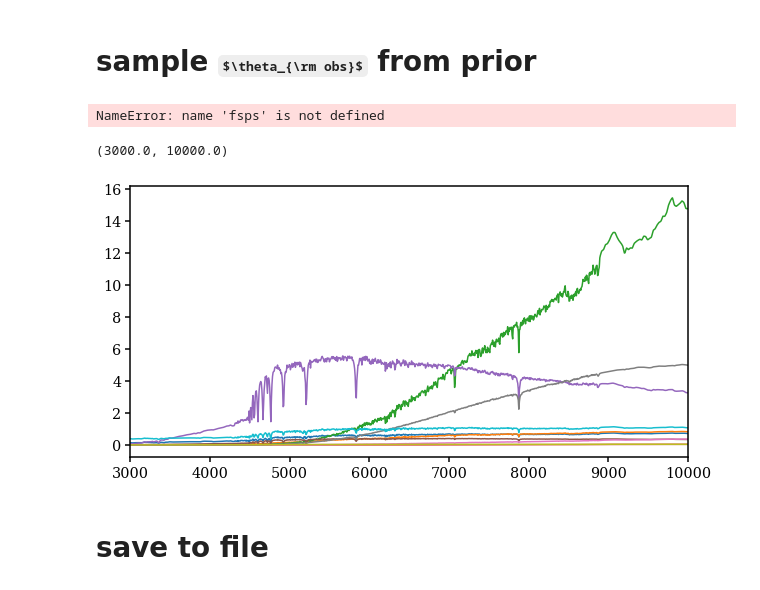
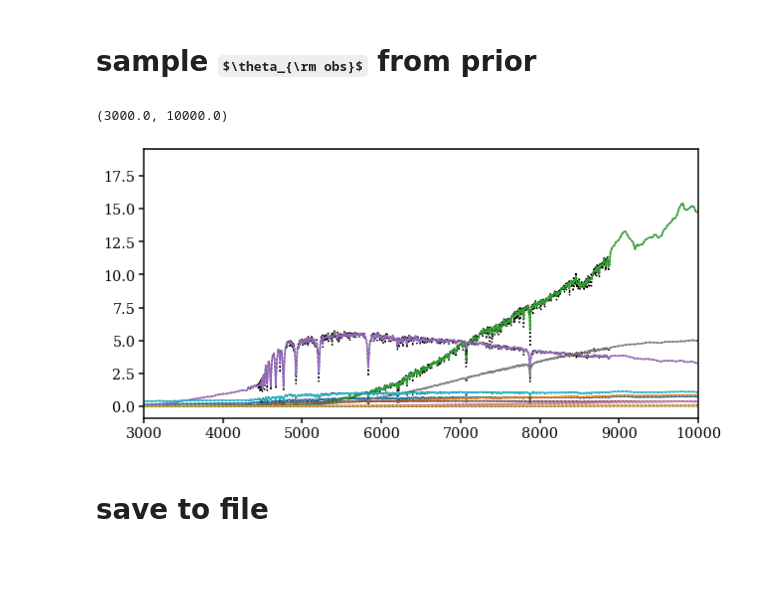
Before and after one commit to changhoonhahn/gqp_mc, a Jupyter notebook: nb/mocha_provabgs_mocks.ipynb, the cells around one changed output. Cells and saved outputs as stored; diff of their text form; code cells hidden in the pictures; some formulas as TeX source; blank space fills up the shorter version.

Commit message:
provabgs mocks generated on local machine

```diff
--- a/nb/mocha_provabgs_mocks.ipynb
+++ b/nb/mocha_provabgs_mocks.ipynb
@@ -38,7 +38,10 @@ prior = Infer.load_priors([
 # %% [markdown]
 # sample $\theta_{\rm obs}$ from prior
 # %%
-dat_dir = '/global/cscratch1/sd/chahah/gqp_mc/mini_mocha/provabgs_mocks/'
+# direcotyr on nersc
+#dat_dir = '/global/cscratch1/sd/chahah/gqp_mc/mini_mocha/provabgs_mocks/'
+# local direcotry
+dat_dir = '/Users/chahah/data/gqp_mc/mini_mocha/provabgs_mocks/'
 # %%
 theta_obs = np.load(os.path.join(dat_dir, 'provabgs_mock.theta.npy'))
 z_obs = 0.2
@@ -57,18 +60,16 @@ for i in range(theta_obs.shape[0]):
 
     _, f_obs = m_nmf.sed(theta_obs[i], z_obs, wavelength=wave_obs)
     flux_obs.append(f_obs)
-# %% [output]
-NameError: name 'fsps' is not defined
 # %%
 fig = plt.figure(figsize=(10,5))
 sub = fig.add_subplot(111)
 for w, f, f_obs in zip(wave_full[:10], flux_full, flux_obs):
     sub.plot(w, f, c='k', ls=':')
-    sub.plot(wave_obs, f)
+    sub.plot(wave_obs, f_obs)
 sub.set_xlim(3e3, 1e4)
 # %% [output]
 (3000.0, 10000.0)
-[figure, old version]
+[figure, new version]
 # %% [markdown]
 # save to file
 # %%
```
Also changed, not shown: parts of 3 cells of this notebook.
